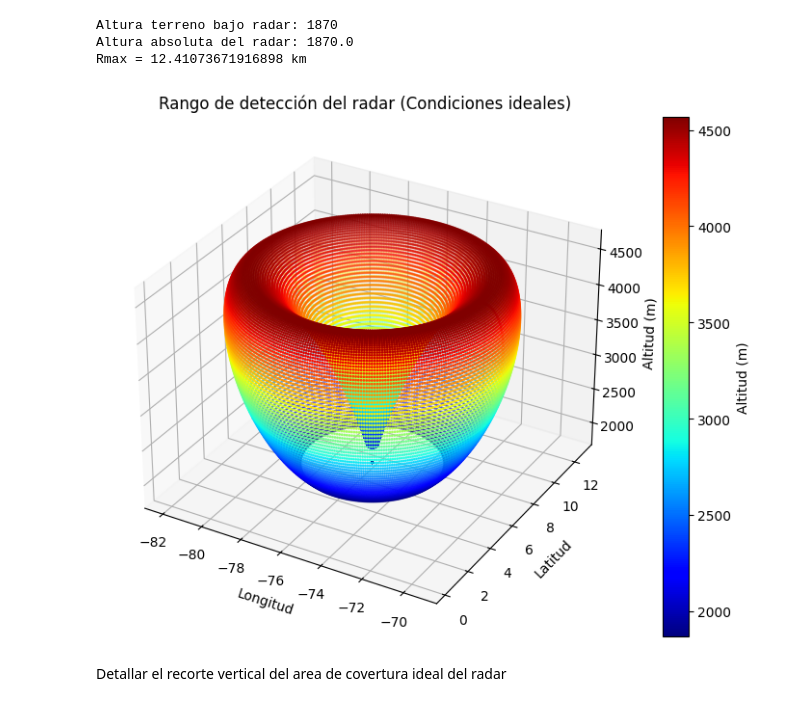
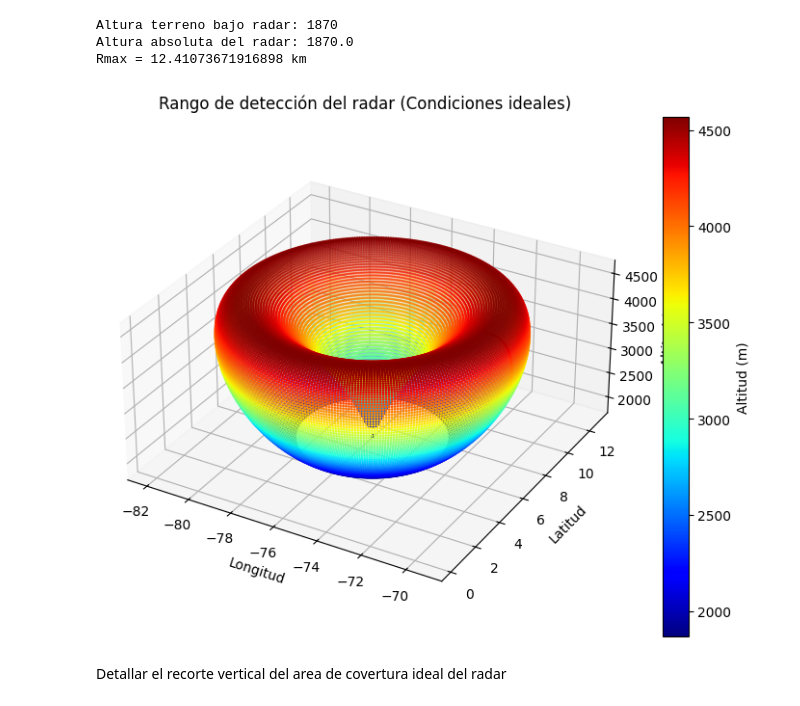
Before and after one commit to prm2419/Radar_coverage_with_DEM, a Jupyter notebook: Pruebas_tensores.ipynb, the cells around one changed output. Drawn from its saved outputs; the diff is of its cells as text; code cells hidden in the pictures.

```diff
--- a/Pruebas_tensores.ipynb
+++ b/Pruebas_tensores.ipynb
@@ -98,35 +98,36 @@ z = R * np.sin(THETA)
 z_terrain_local = dem.astype(float) - radar_alt # Podría ir en la parte del DEM (Tenerlo en cuenta)
 
 # Conversión coordenadas geográficas (lat, lon)
 lat0 = np.deg2rad(radar_lat)  # Ingreso del dato: latitud del radar
 lon0 = np.deg2rad(radar_lon) # Ingreso del dato: longitud del radar
 
 # factores de conversión aproximados
 meters_per_deg_lat = 111320
 meters_per_deg_lon = 111320 * np.cos(lat0)
 
 LAT = lat0 + (y / meters_per_deg_lat)
 LON = lon0 + (x / meters_per_deg_lon)
 ALT = z + radar_alt  # Ingreso del dato: altitud del radar en metros
 
 LAT_deg = np.rad2deg(LAT)
 LON_deg = np.rad2deg(LON)
 
 # Visualización 3D
 fig = plt.figure(figsize=(10,7))
 ax = fig.add_subplot(111, projection='3d')
 
 p = ax.scatter(LON_deg, LAT_deg, ALT, c=ALT, cmap='jet', s=1)
 
 ax.set_xlabel("Longitud")
 ax.set_ylabel("Latitud")
 ax.set_zlabel("Altitud (m)")
 ax.set_title("Rango de detección del radar (Condiciones ideales)")
+ax.set_box_aspect((1, 1, 0.5))   # comprime el eje Z a la mitad
+plt.colorbar(p, label="Altitud (m)")
 
-plt.colorbar(p, label="Altitud (m)")
 plt.show()
 # %% [output]
-[figure, old version]
+[figure, new version]
 # %% [markdown]
 Detallar el recorte vertical del area de covertura ideal del radar
 # %%
```
Also changed, not shown: parts of 11 cells of this notebook.
